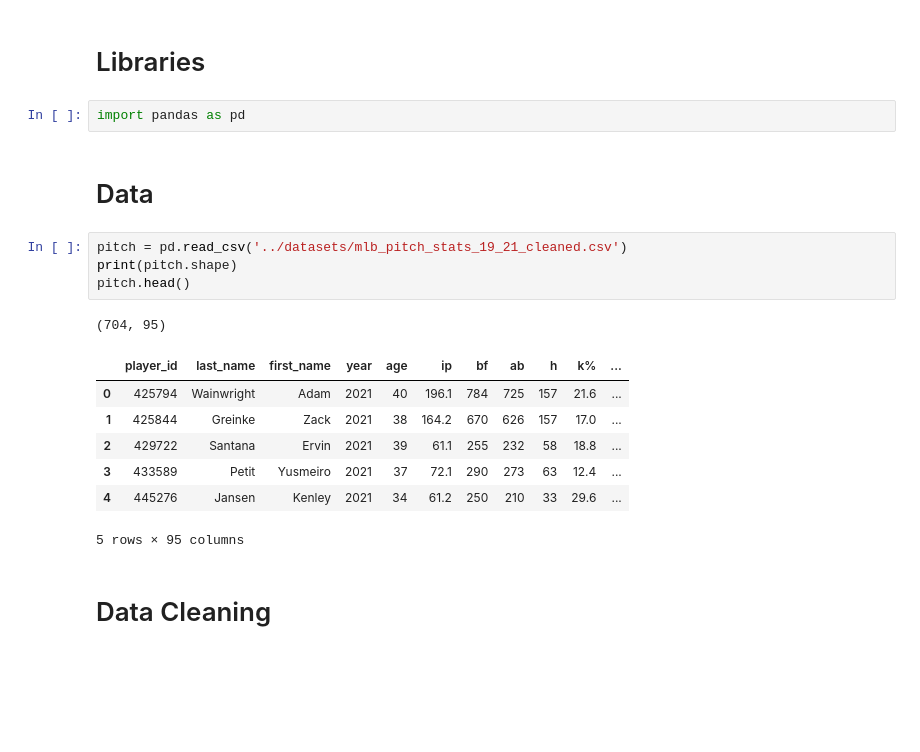
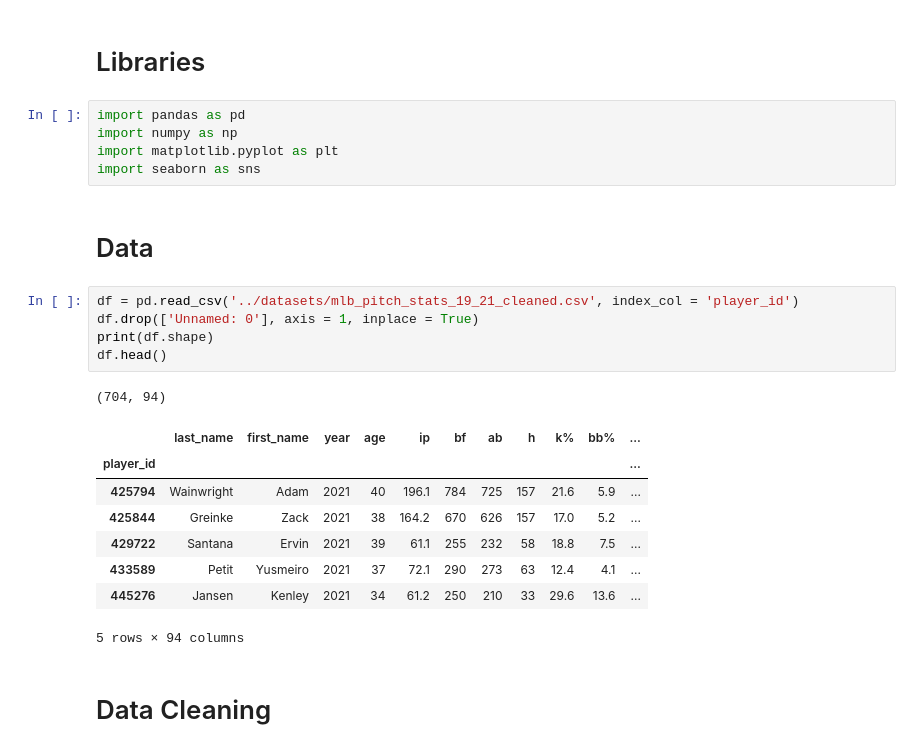
Before and after one commit to anthonyzurke/sabermetrics, a Jupyter notebook: code/pitch-data.ipynb, the cells around one changed output. Saved outputs shown, nothing was run; the diff lists cells and outputs as text; blank space fills up the shorter version.

```diff
--- a/code/pitch-data.ipynb
+++ b/code/pitch-data.ipynb
@@ -1,22 +1,27 @@
 # %% [markdown]
 # Libraries
-# %%
-import pandas as pd
+# %%
+import pandas as pd
+import numpy as np
+import matplotlib.pyplot as plt
+import seaborn as sns
 # %% [markdown]
 # Data
 # %%
-pitch = pd.read_csv('../datasets/mlb_pitch_stats_19_21_cleaned.csv')
-print(pitch.shape)
-pitch.head()
+df = pd.read_csv('../datasets/mlb_pitch_stats_19_21_cleaned.csv', index_col = 'player_id')
+df.drop(['Unnamed: 0'], axis = 1, inplace = True)
+print(df.shape)
+df.head()
 # %% [output]
-(704, 95)
+(704, 94)
-|  | player_id | last_name | first_name | year | age | ip | bf | ab | h | k% | ... |
-| 0 | 425794 | Wainwright | Adam | 2021 | 40 | 196.1 | 784 | 725 | 157 | 21.6 | ... |
-| 1 | 425844 | Greinke | Zack | 2021 | 38 | 164.2 | 670 | 626 | 157 | 17.0 | ... |
-| 2 | 429722 | Santana | Ervin | 2021 | 39 | 61.1 | 255 | 232 | 58 | 18.8 | ... |
-| 3 | 433589 | Petit | Yusmeiro | 2021 | 37 | 72.1 | 290 | 273 | 63 | 12.4 | ... |
-| 4 | 445276 | Jansen | Kenley | 2021 | 34 | 61.2 | 250 | 210 | 33 | 29.6 | ... |
+|  | last_name | first_name | year | age | ip | bf | ab | h | k% | bb% | ... |
+| player_id |  |  |  |  |  |  |  |  |  |  | ... |
+| 425794 | Wainwright | Adam | 2021 | 40 | 196.1 | 784 | 725 | 157 | 21.6 | 5.9 | ... |
+| 425844 | Greinke | Zack | 2021 | 38 | 164.2 | 670 | 626 | 157 | 17.0 | 5.2 | ... |
+| 429722 | Santana | Ervin | 2021 | 39 | 61.1 | 255 | 232 | 58 | 18.8 | 7.5 | ... |
+| 433589 | Petit | Yusmeiro | 2021 | 37 | 72.1 | 290 | 273 | 63 | 12.4 | 4.1 | ... |
+| 445276 | Jansen | Kenley | 2021 | 34 | 61.2 | 250 | 210 | 33 | 29.6 | 13.6 | ... |
-5 rows × 95 columns
+5 rows × 94 columns
 # %% [markdown]
 # Data Cleaning
 # %% [markdown]
```
Also changed, not shown: parts of 37 cells of this notebook, 4 other files.
